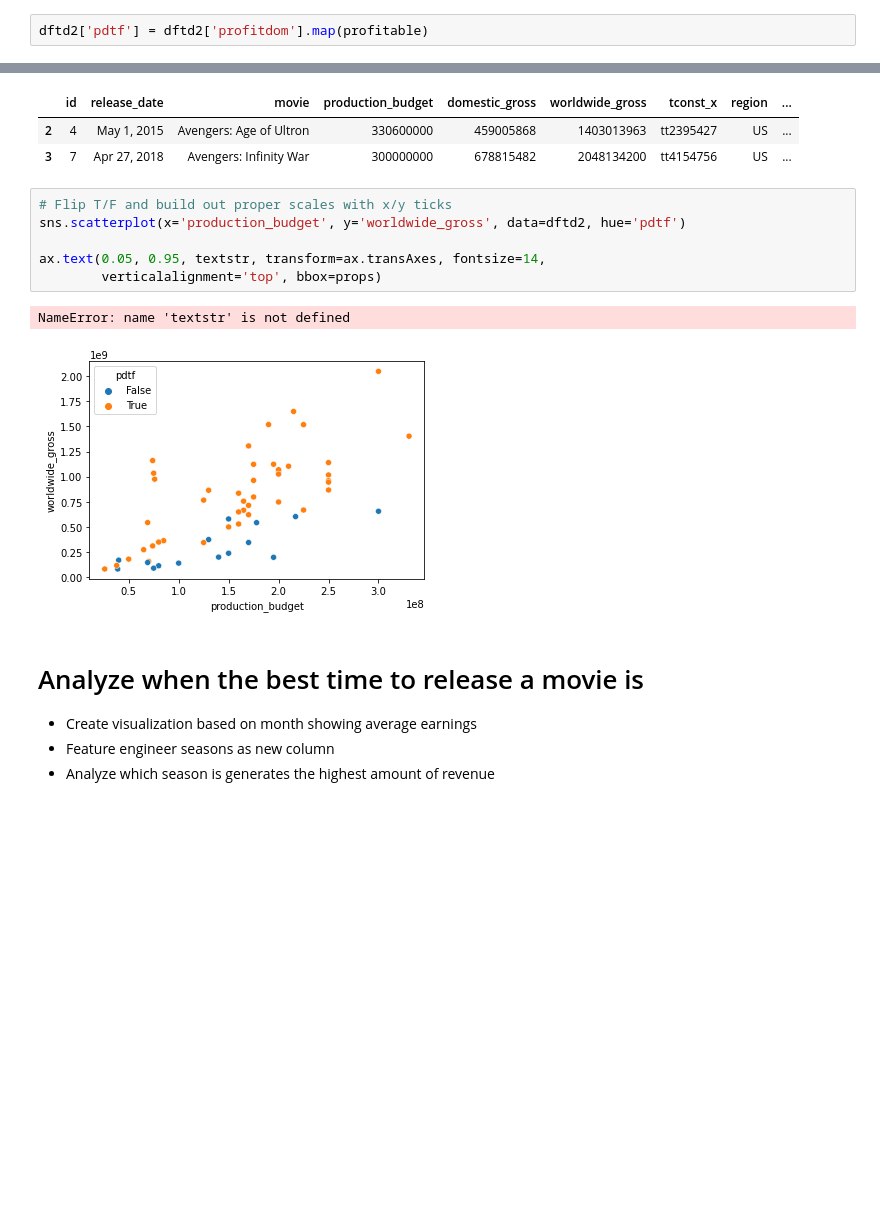
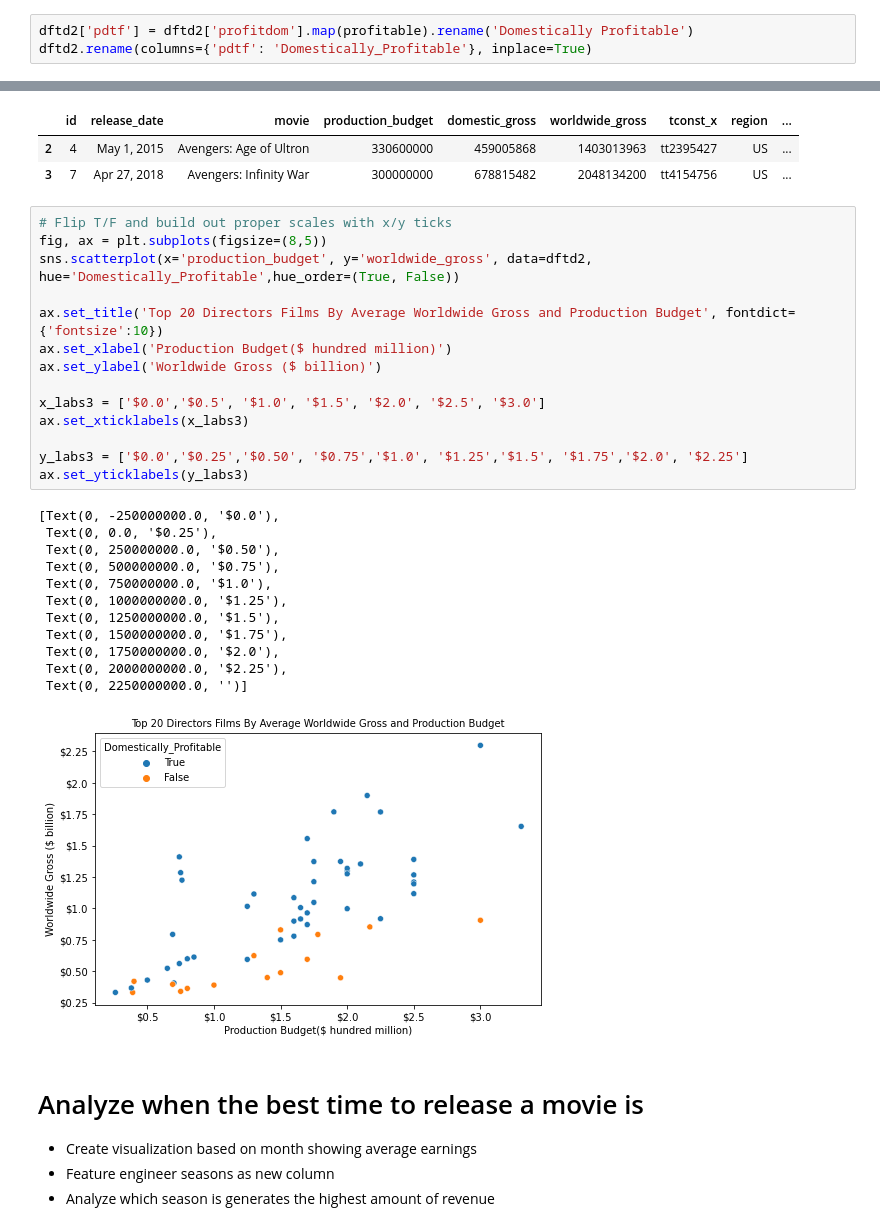
Before and after one commit to kuninethan95/dsc-phase-1-project, a Jupyter notebook: Phase 1 Project Notebook.ipynb, the cells around one changed output, grey strips where cells are left out. Saved outputs shown, nothing was run; the diff lists cells and outputs as text; blank space fills up the shorter version.

```diff
--- a/Phase 1 Project Notebook.ipynb
+++ b/Phase 1 Project Notebook.ipynb
@@ -596,22 +596,41 @@ dftd2['pmarg'] = (dftd2['worldwide_gross'] - dftd2['domestic_gross'])/(dftd2['wo
 # %%
 dftd2['profitdom'] = dftd2['domestic_gross'] - dftd2['production_budget']
 # %%
-dftd2['pdtf'] = dftd2['profitdom'].map(profitable)
+dftd2['pdtf'] = dftd2['profitdom'].map(profitable).rename('Domestically Profitable')
+dftd2.rename(columns={'pdtf': 'Domestically_Profitable'}, inplace=True)
 # %%
 dftd2.head(2)
 # %% [output]
 |  | id | release_date | movie | production_budget | domestic_gross | worldwide_gross | tconst_x | region | ... |
 | 2 | 4 | May 1, 2015 | Avengers: Age of Ultron | 330600000 | 459005868 | 1403013963 | tt2395427 | US | ... |
 | 3 | 7 | Apr 27, 2018 | Avengers: Infinity War | 300000000 | 678815482 | 2048134200 | tt4154756 | US | ... |
-# %%
-# Flip T/F and build out proper scales with x/y ticks
-sns.scatterplot(x='production_budget', y='worldwide_gross', data=dftd2, hue='pdtf')
-
-ax.text(0.05, 0.95, textstr, transform=ax.transAxes, fontsize=14,
-        verticalalignment='top', bbox=props)
-# %% [output]
-NameError: name 'textstr' is not defined
-[figure, removed]
+# %%
+# Flip T/F and build out proper scales with x/y ticks
+fig, ax = plt.subplots(figsize=(8,5))
+sns.scatterplot(x='production_budget', y='worldwide_gross', data=dftd2, hue='Domestically_Profitable',hue_order=(True, False))
+
+ax.set_title('Top 20 Directors Films By Average Worldwide Gross and Production Budget', fontdict={'fontsize':10})
+ax.set_xlabel('Production Budget($ hundred million)')
+ax.set_ylabel('Worldwide Gross ($ billion)')
+
+x_labs3 = ['$0.0','$0.5', '$1.0', '$1.5', '$2.0', '$2.5', '$3.0']
+ax.set_xticklabels(x_labs3)
+
+y_labs3 = ['$0.0','$0.25','$0.50', '$0.75','$1.0', '$1.25','$1.5', '$1.75','$2.0', '$2.25']
+ax.set_yticklabels(y_labs3)
+# %% [output]
+[Text(0, -250000000.0, '$0.0'),
+ Text(0, 0.0, '$0.25'),
+ Text(0, 250000000.0, '$0.50'),
+ Text(0, 500000000.0, '$0.75'),
+ Text(0, 750000000.0, '$1.0'),
+ Text(0, 1000000000.0, '$1.25'),
+ Text(0, 1250000000.0, '$1.5'),
+ Text(0, 1500000000.0, '$1.75'),
+ Text(0, 1750000000.0, '$2.0'),
+ Text(0, 2000000000.0, '$2.25'),
+ Text(0, 2250000000.0, '')]
+[figure, added]
 # %% [markdown]
 # Analyze when the best time to release a movie is
 - Create visualization based on month showing average earnings
```
Also changed, not shown: parts of 6 cells of this notebook.
